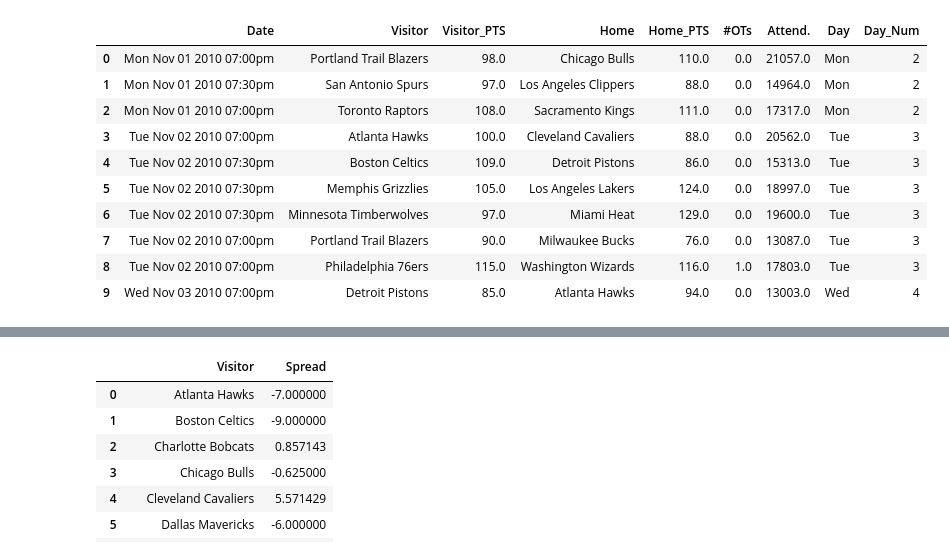
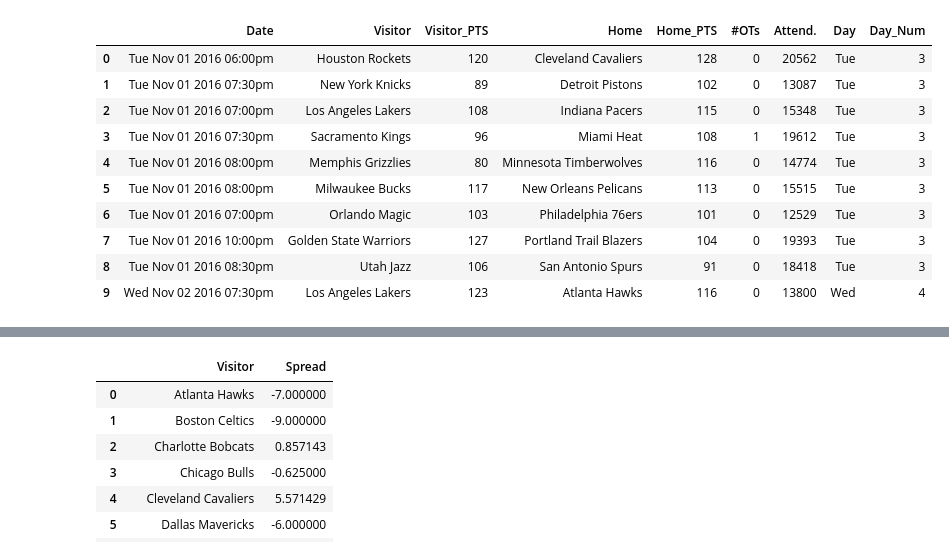
Before and after one commit to ntozer/nba-game-predictor, a Jupyter notebook: prepare_data.ipynb, the cells around one changed output, grey strips where cells are left out. Cells and saved outputs as stored; diff of their text form; code cells hidden in the pictures.

```diff
--- a/prepare_data.ipynb
+++ b/prepare_data.ipynb
@@ -5,28 +5,28 @@ import numpy as np
 import matplotlib.pyplot as plt
 import datetime as dt
 # %%
-df = pd.read_csv('data/test/games-november.csv')
+df = pd.read_csv('data/raw/NBA_2017/games-november.csv')
 df = df.drop(['Notes', 'Box Score'], axis=1)
 
 df['Day'] = df['Date'].str.split(' ').str[0]
 
 day_di = {'Sun': 1, 'Mon': 2, 'Tue': 3, 'Wed': 4, 'Thu': 5, 'Fri': 6, 'Sat': 7}
 df['Day_Num'] = df['Date'].str.split(' ').str[0]
 df['Day_Num'].replace(day_di, inplace=True)
 
 df.head(10)
 # %% [output]
 |  | Date | Visitor | Visitor_PTS | Home | Home_PTS | #OTs | Attend. | Day | Day_Num |
-| 0 | Mon Nov 01 2010 07:00pm | Portland Trail Blazers | 98.0 | Chicago Bulls | 110.0 | 0.0 | 21057.0 | Mon | 2 |
-| 1 | Mon Nov 01 2010 07:30pm | San Antonio Spurs | 97.0 | Los Angeles Clippers | 88.0 | 0.0 | 14964.0 | Mon | 2 |
-| 2 | Mon Nov 01 2010 07:00pm | Toronto Raptors | 108.0 | Sacramento Kings | 111.0 | 0.0 | 17317.0 | Mon | 2 |
-| 3 | Tue Nov 02 2010 07:00pm | Atlanta Hawks | 100.0 | Cleveland Cavaliers | 88.0 | 0.0 | 20562.0 | Tue | 3 |
-| 4 | Tue Nov 02 2010 07:30pm | Boston Celtics | 109.0 | Detroit Pistons | 86.0 | 0.0 | 15313.0 | Tue | 3 |
-| 5 | Tue Nov 02 2010 07:30pm | Memphis Grizzlies | 105.0 | Los Angeles Lakers | 124.0 | 0.0 | 18997.0 | Tue | 3 |
-| 6 | Tue Nov 02 2010 07:30pm | Minnesota Timberwolves | 97.0 | Miami Heat | 129.0 | 0.0 | 19600.0 | Tue | 3 |
-| 7 | Tue Nov 02 2010 07:00pm | Portland Trail Blazers | 90.0 | Milwaukee Bucks | 76.0 | 0.0 | 13087.0 | Tue | 3 |
-| 8 | Tue Nov 02 2010 07:00pm | Philadelphia 76ers | 115.0 | Washington Wizards | 116.0 | 1.0 | 17803.0 | Tue | 3 |
-| 9 | Wed Nov 03 2010 07:00pm | Detroit Pistons | 85.0 | Atlanta Hawks | 94.0 | 0.0 | 13003.0 | Wed | 4 |
+| 0 | Tue Nov 01 2016 06:00pm | Houston Rockets | 120 | Cleveland Cavaliers | 128 | 0 | 20562 | Tue | 3 |
+| 1 | Tue Nov 01 2016 07:30pm | New York Knicks | 89 | Detroit Pistons | 102 | 0 | 13087 | Tue | 3 |
+| 2 | Tue Nov 01 2016 07:00pm | Los Angeles Lakers | 108 | Indiana Pacers | 115 | 0 | 15348 | Tue | 3 |
+| 3 | Tue Nov 01 2016 07:30pm | Sacramento Kings | 96 | Miami Heat | 108 | 1 | 19612 | Tue | 3 |
+| 4 | Tue Nov 01 2016 08:00pm | Memphis Grizzlies | 80 | Minnesota Timberwolves | 116 | 0 | 14774 | Tue | 3 |
+| 5 | Tue Nov 01 2016 08:00pm | Milwaukee Bucks | 117 | New Orleans Pelicans | 113 | 0 | 15515 | Tue | 3 |
+| 6 | Tue Nov 01 2016 07:00pm | Orlando Magic | 103 | Philadelphia 76ers | 101 | 0 | 12529 | Tue | 3 |
+| 7 | Tue Nov 01 2016 10:00pm | Golden State Warriors | 127 | Portland Trail Blazers | 104 | 0 | 19393 | Tue | 3 |
+| 8 | Tue Nov 01 2016 08:30pm | Utah Jazz | 106 | San Antonio Spurs | 91 | 0 | 18418 | Tue | 3 |
+| 9 | Wed Nov 02 2016 07:30pm | Los Angeles Lakers | 123 | Atlanta Hawks | 116 | 0 | 13800 | Wed | 4 |
 # %%
 df['Date'] = pd.to_datetime(df['Date'])
 time_dif = df['Date'][20] - df['Date'][1]
```
Also changed, not shown: parts of 26 cells of this notebook.
